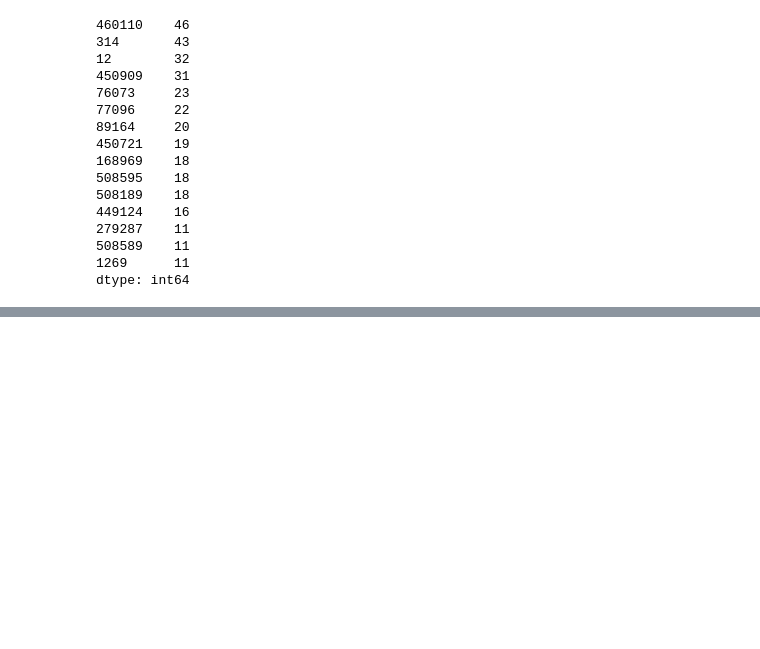
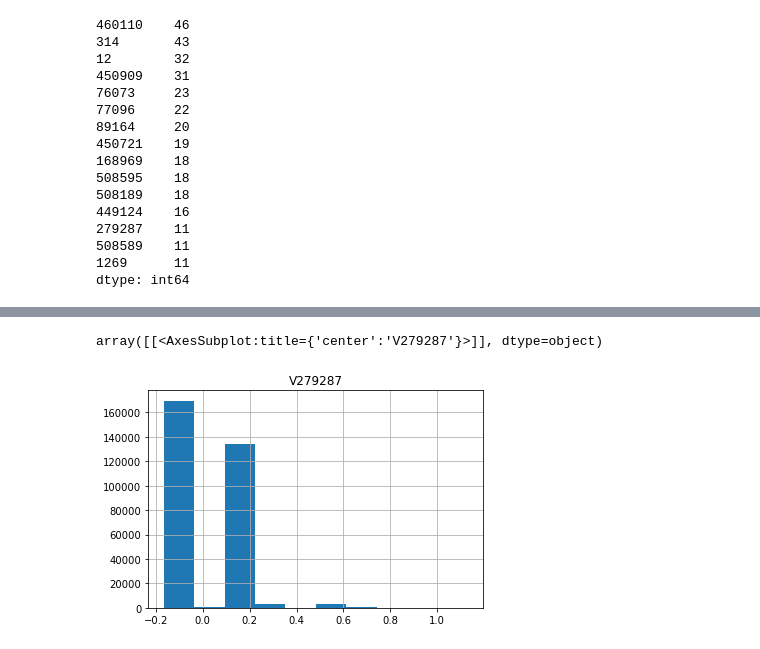
Before and after one commit to 592k/Mini_project-modeling, a Jupyter notebook: src/EDA.ipynb, the cells around one changed output, grey strips where cells are left out. Saved outputs shown, nothing was run; the diff lists cells and outputs as text; code cells hidden in the pictures; blank space fills up the shorter version.

```diff
--- a/src/EDA.ipynb
+++ b/src/EDA.ipynb
@@ -599,9 +624,10 @@ pd.DataFrame(temp, index=nancount)
 ratio = pd.DataFrame(index = tv.index)
 
 for i in nancount:
-    if np.var(tv.loc[:,tv.isnull().sum() == i]).mean() < 1:
-        T = tv.loc[:,tv.isnull().sum() == i].dropna(axis=0)
-        temp_index = T.index
-        Z = scaler.fit_transform(T)
-        pca = PCA(n_components=1)
-        ratio = ratio.merge(pd.DataFrame(pca.fit_transform(Z), columns=[f'V_{i}'],index = temp_index), how="left", on='TransactionID')
+        if np.var(tv.loc[:,tv.isnull().sum() == i]).mean() < 1:
+            T = tv.loc[:,tv.isnull().sum() == i].dropna(axis=0)
+            temp_index = T.index
+            Z = scaler.fit_transform(T)
+            pca = PCA(n_components=1)
+            ratio =  pd.DataFrame(pca.fit_transform(Z), columns=[f'V{i}'],index = temp_index)
+ratio
@@ -608,3 +648,6 @@ for i in nancount:
 # %%
 # 상관계수 확인
-ratio.corr()
+ratio.
+# %% [output]
+array([[<AxesSubplot:title={'center':'V279287'}>]], dtype=object)
+[figure, added]
```
Also changed, not shown: parts of 6 cells of this notebook.
